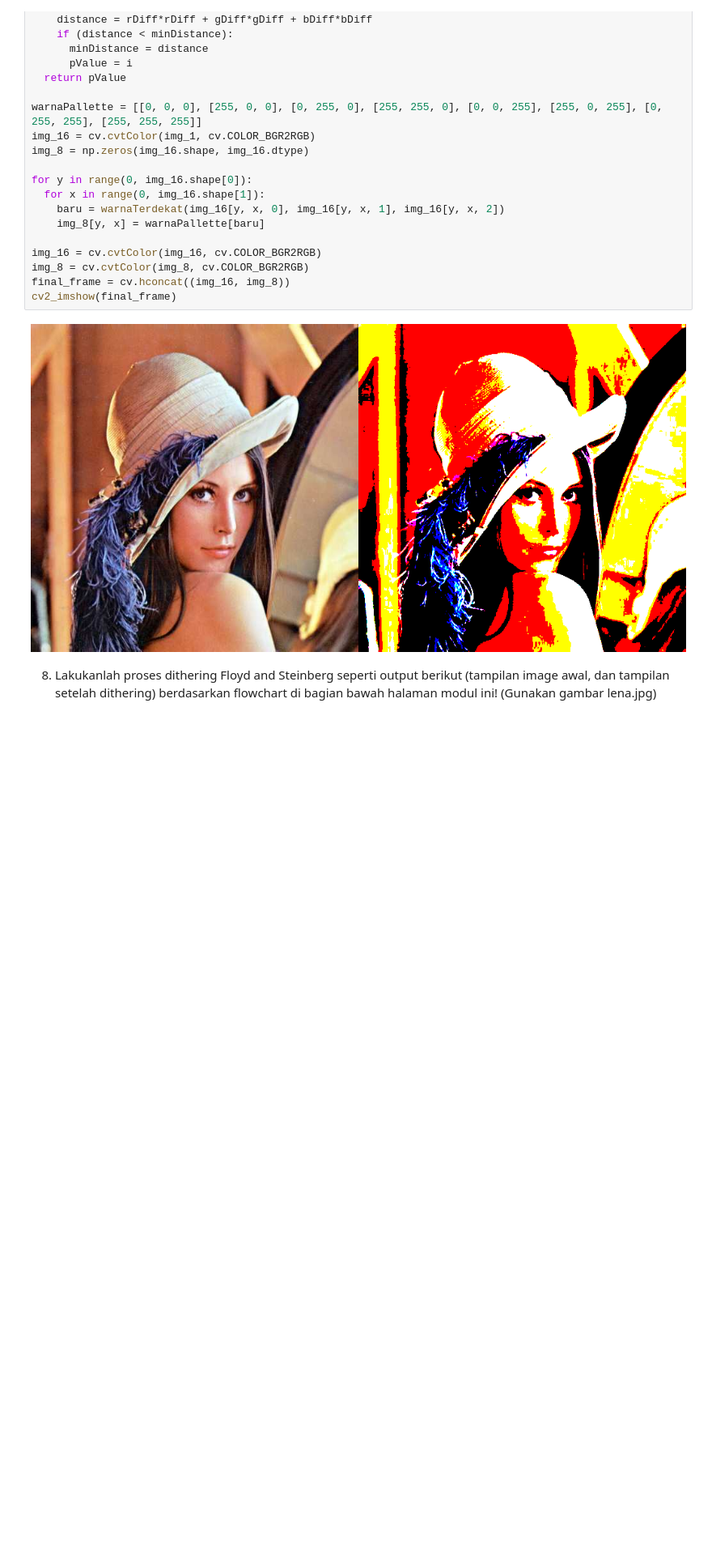
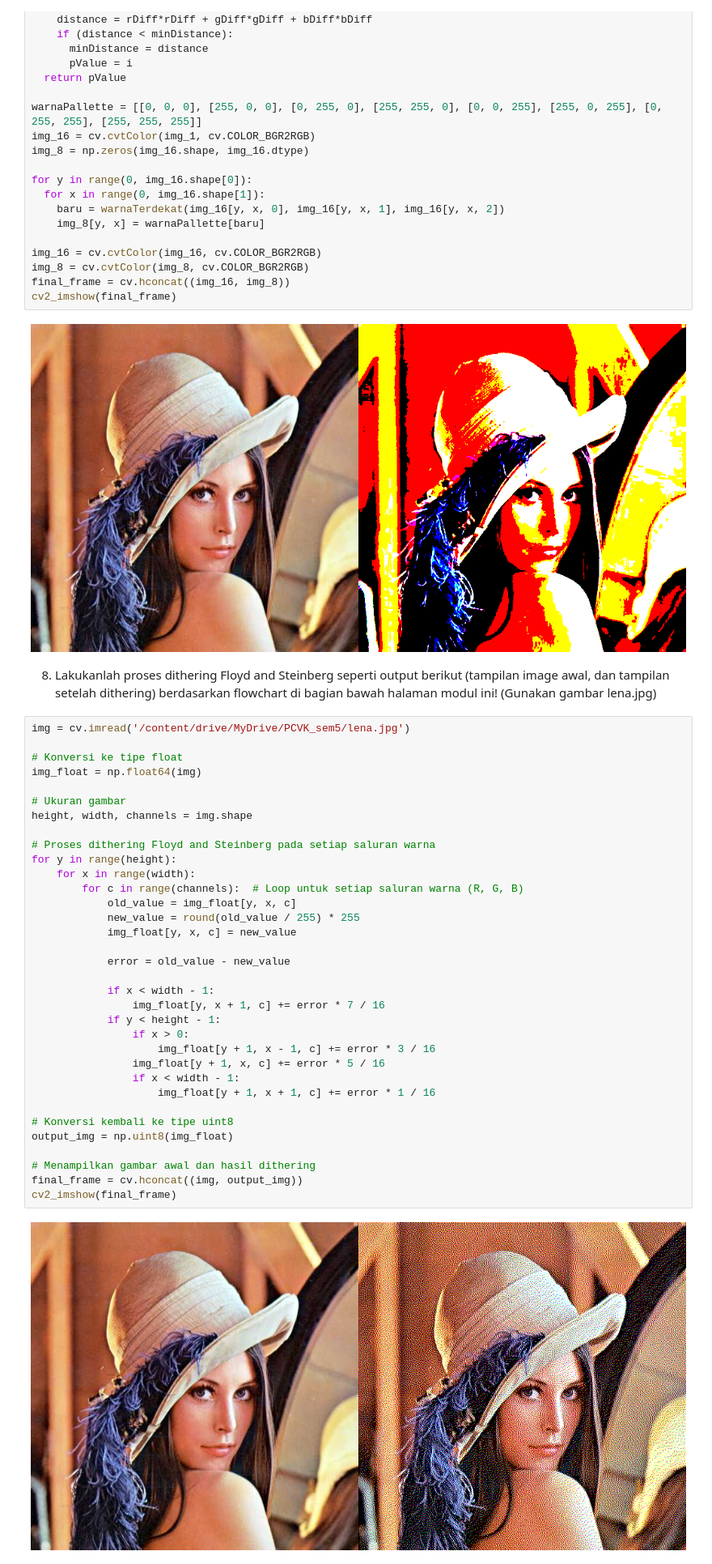
Before and after one commit to Marcysp/PCVK_Ganjil_2023, a Jupyter notebook: week6.ipynb, the cells around one changed output. Shown at 81% size. Saved outputs shown, nothing was run; the diff lists cells and outputs as text; blank space fills up the shorter version.

```diff
--- a/week6.ipynb
+++ b/week6.ipynb
@@ -248,3 +248,39 @@ cv2_imshow(final_frame)
 8. Lakukanlah proses dithering Floyd and Steinberg seperti output berikut (tampilan image
 awal, dan tampilan setelah dithering) berdasarkan flowchart di bagian bawah halaman
 modul ini! (Gunakan gambar lena.jpg)
+# %%
+img = cv.imread('/content/drive/MyDrive/PCVK_sem5/lena.jpg')
+
+# Konversi ke tipe float
+img_float = np.float64(img)
+
+# Ukuran gambar
+height, width, channels = img.shape
+
+# Proses dithering Floyd and Steinberg pada setiap saluran warna
+for y in range(height):
+    for x in range(width):
+        for c in range(channels):  # Loop untuk setiap saluran warna (R, G, B)
+            old_value = img_float[y, x, c]
+            new_value = round(old_value / 255) * 255
+            img_float[y, x, c] = new_value
+
+            error = old_value - new_value
+
+            if x < width - 1:
+                img_float[y, x + 1, c] += error * 7 / 16
+            if y < height - 1:
+                if x > 0:
+                    img_float[y + 1, x - 1, c] += error * 3 / 16
+                img_float[y + 1, x, c] += error * 5 / 16
+                if x < width - 1:
+                    img_float[y + 1, x + 1, c] += error * 1 / 16
+
+# Konversi kembali ke tipe uint8
+output_img = np.uint8(img_float)
+
+# Menampilkan gambar awal dan hasil dithering
+final_frame = cv.hconcat((img, output_img))
+cv2_imshow(final_frame)
+# %% [output]
+[figure, added]
```
Also changed, not shown: parts of 2 cells of this notebook.
